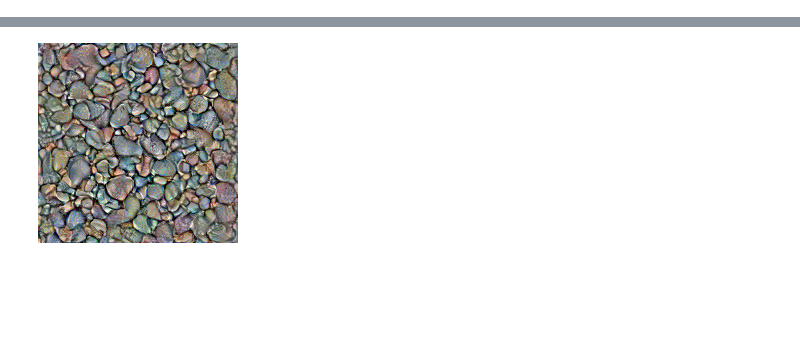
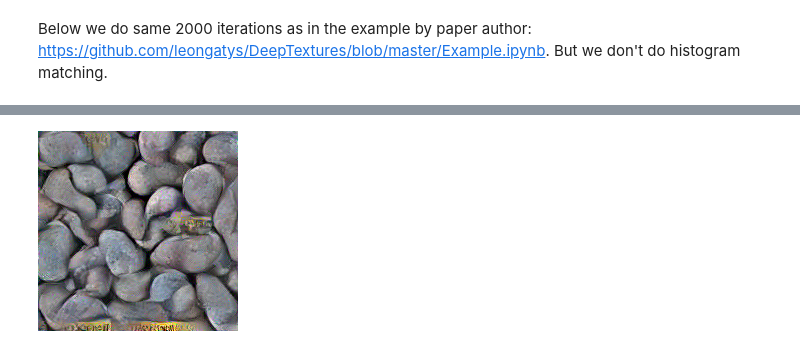
Before and after one commit to eugenefil/ml, a Jupyter notebook: texture-synthesis-cnn.ipynb, the cells around one changed output, grey strips where cells are left out. Drawn from its saved outputs; the diff is of its cells as text; code cells hidden in the pictures; blank space fills up the shorter version.

```diff
--- a/texture-synthesis-cnn.ipynb
+++ b/texture-synthesis-cnn.ipynb
@@ -64,5 +94,17 @@ def getgrams(x,w_l):
+# %%
+style_layers=['pool1','pool2','pool3','pool4']
+m,outs=hookmodel(style_layers)
+# %%
+def getgrams(x):
+    outs.clear()
+    m(x) # features are saved via hooks
+    grams=[]
+    for feats in outs.values():
+        b,c,h,w=feats.shape
+        feats=feats.view((b,c,h*w))
+        grams.append(feats@feats.transpose(1,2)/(h*w))
+    return grams
 # %%
-w_l=[1,1,1,1,0.]
-imgrams=getgrams(imt,w_l)
-[len(g) for g in imgrams]
+imgrams=getgrams(imt)
+[g.shape for g in imgrams]
 # %% [output]
@@ -72,20 +119,28 @@ def getloss(grams1,grams2):
     return sum(F.mse_loss(g1,g2) for g1,g2 in zip(grams1,grams2))/4
 # %%
 x=(torch.randn(1,3,200,200)/10.).cuda().requires_grad_()
+# %% [markdown]
+Below we do same 2000 iterations as in the example by paper author: https://github.com/leongatys/DeepTextures/blob/master/Example.ipynb. But we don't do histogram matching.
 # %%
-lr=.1
-n_ep=500
+lr=1.
+maxiter=2000
 
-opt=optim.Adam([x],lr=lr)
+opt=optim.LBFGS([x],lr=lr)
 t0=time()
-for ep in range(n_ep):
-    grams=getgrams(x,w_l)
-    loss=getloss(grams,imgrams)
-    print(ep,loss.item())
-    loss.backward()
-    opt.step()
-    opt.zero_grad()
-    if (ep+1)%100==0: print(time()-t0,'s')
+niter=0
+while niter<maxiter:
+    def closure():
+        global niter
+        niter+=1
+        opt.zero_grad()
+        grams=getgrams(x)
+        loss=getloss(grams,imgrams)
+        print(niter,loss.item())
+        loss.backward()
+        if niter%100==0: print(time()-t0,'s')
+        return loss
+    opt.step(closure)
+
 print('total time:',time()-t0,'s')
-TF.ToPILImage()(unnorm(x[0].cpu()).clamp(0,1))
+postp(x)
 # %% [output]
@@ -109 +164 @@ total time: 344.4851438999176 s
-[figure, old version]
+[figure, new version]
```
Also changed, not shown: parts of 14 cells of this notebook, 1 other file.
